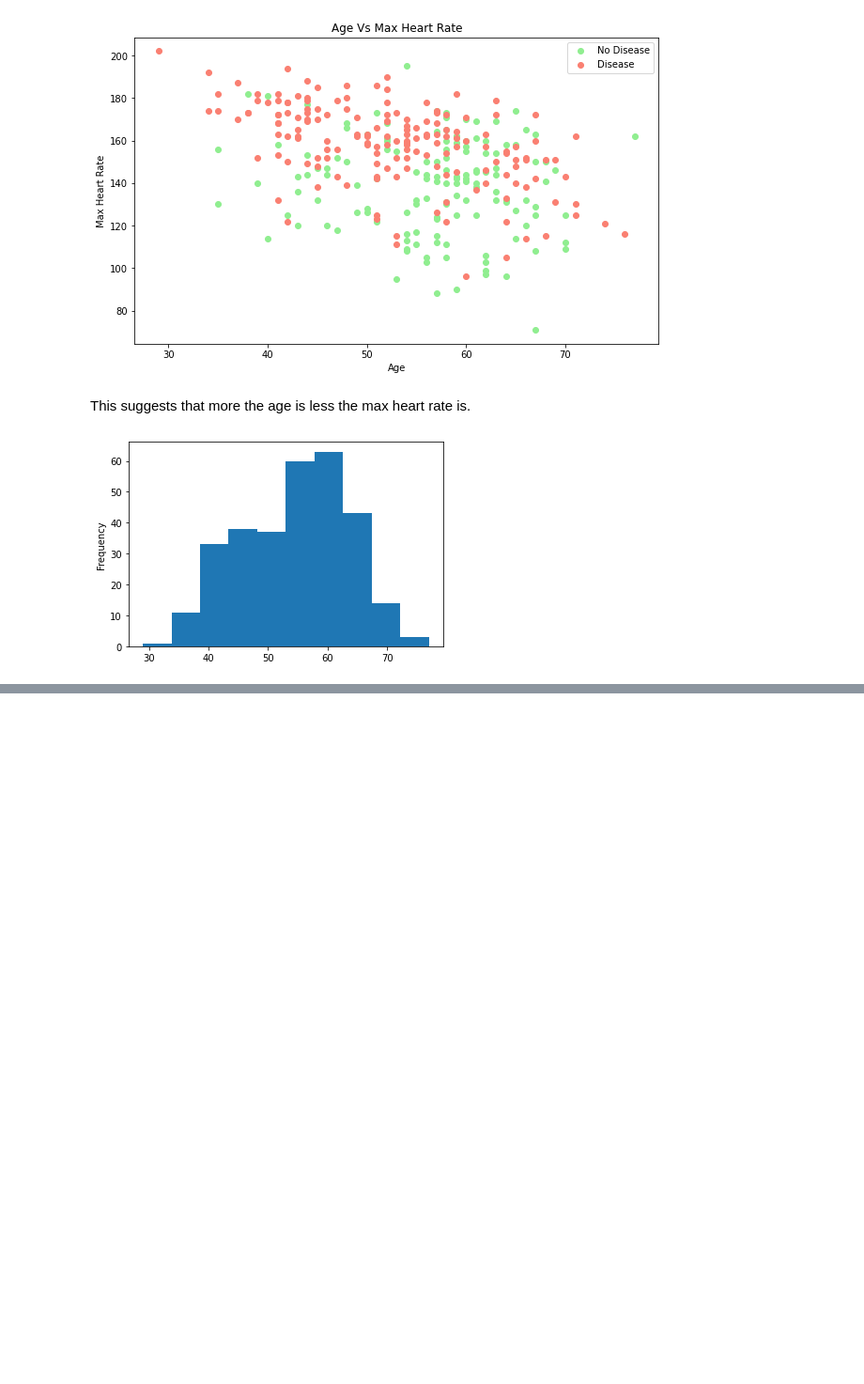
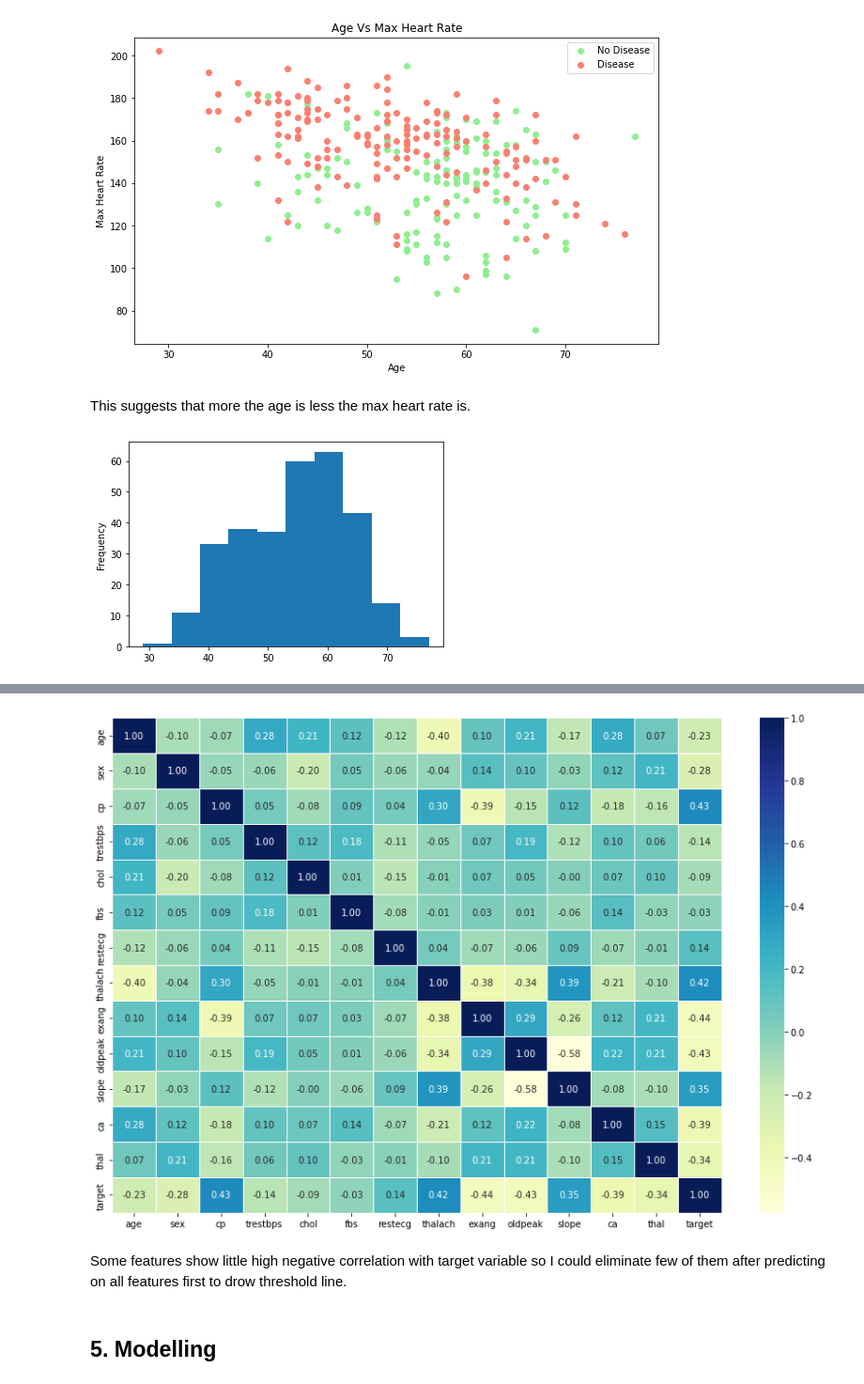
Before and after one commit to Tanishq-19/Heart-Disease-Classification, a Jupyter notebook: Heart-Disease-Classification.ipynb, the cells around one changed output, grey strips where cells are left out. Shown: that part at 94% size. Saved outputs shown, nothing was run; the diff lists cells and outputs as text; code cells hidden in the pictures; blank space fills up the shorter version.

Commit message:
Started modelling

```diff
--- a/Heart-Disease-Classification.ipynb
+++ b/Heart-Disease-Classification.ipynb
@@ -203,0 +240,16 @@ pd.crosstab(df.target, df.cp)
+# %%
+# Way to understand more from it
+
+corr_matrix = df.corr()
+plt.figure(figsize=(15,10))
+sb.heatmap(corr_matrix,
+           annot=True,
+           linewidths=0.5,
+           fmt=".2f",
+           cmap="YlGnBu");
+# %% [output]
+[figure, added]
+# %% [markdown]
+Some features show little high negative correlation with target variable so I could eliminate few of them after predicting on all features first to drow threshold line.
+# %% [markdown]
+## 5. Modelling
```
Also changed, not shown: parts of 9 cells of this notebook.
